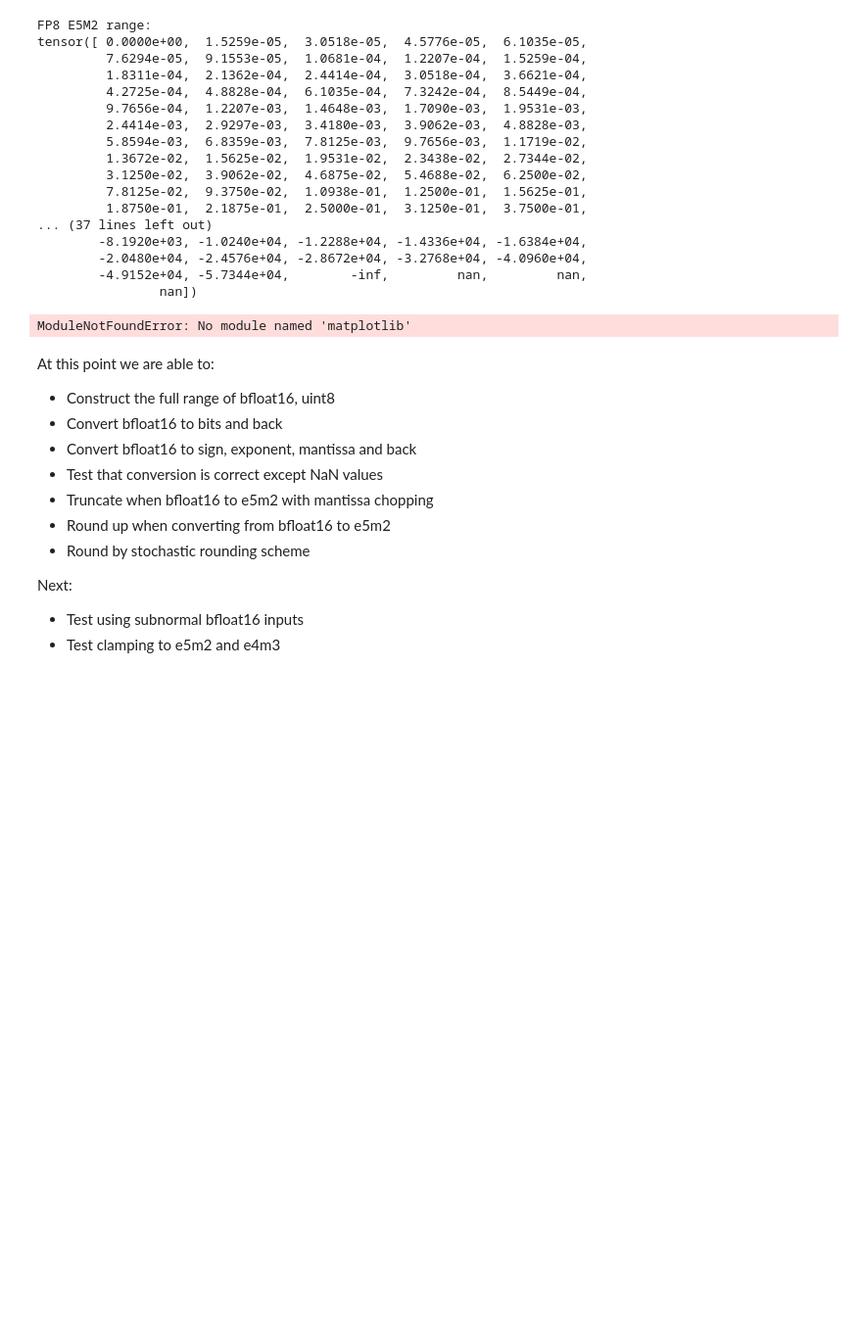
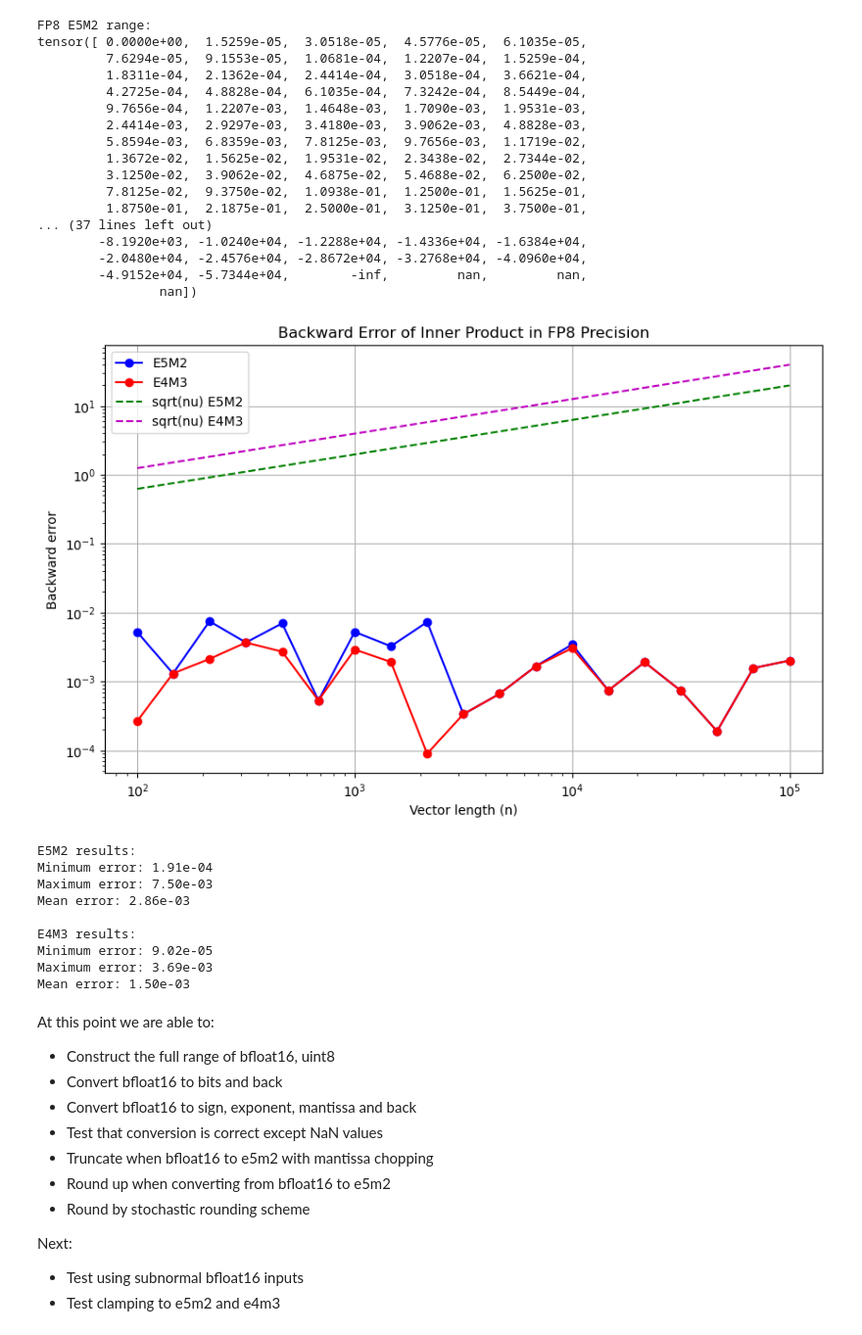
Before and after one commit to submarat/fp8, a Jupyter notebook: src/exercises.ipynb, the cells around one changed output. Shown at 98% size. Saved outputs shown, nothing was run; the diff lists cells and outputs as text; code cells hidden in the pictures; blank space fills up the shorter version.

```diff
--- a/src/exercises.ipynb
+++ b/src/exercises.ipynb
@@ -163,38 +206,50 @@ for n in tqdm(n_values, desc="Computing errors"):
     # Compute backward errors
     error_e5m2 = backward_error(true_result, e5m2_result)
     error_e4m3 = backward_error(true_result, e4m3_result)
 
     backward_errors_e5m2.append(error_e5m2)
     backward_errors_e4m3.append(error_e4m3)
 
 # Create the plot
 plt.figure(figsize=(10, 6))
 plt.loglog(n_values, backward_errors_e5m2, 'bo-', label='E5M2')
 plt.loglog(n_values, backward_errors_e4m3, 'ro-', label='E4M3')
 
-# Add sqrt(nu) line
-eps = 0.0625  # e5m2 epsilon (2^-4)
-sqrt_nu = np.sqrt(n_values) * eps
-plt.loglog(n_values, sqrt_nu, 'g--', label='sqrt(nu)')
+# Add sqrt(nu) lines for both e5m2 and e4m3
+eps_e5m2 = 0.0625  # e5m2 epsilon (2^-4)
+eps_e4m3 = 0.125   # e4m3 epsilon (2^-3)
+sqrt_nu_e5m2 = np.sqrt(n_values) * eps_e5m2
+sqrt_nu_e4m3 = np.sqrt(n_values) * eps_e4m3
+plt.loglog(n_values, sqrt_nu_e5m2, 'g--', label='sqrt(nu) E5M2')
+plt.loglog(n_values, sqrt_nu_e4m3, 'm--', label='sqrt(nu) E4M3')
 
 plt.xlabel('Vector length (n)')
 plt.ylabel('Backward error')
 plt.title('Backward Error of Inner Product in FP8 Precision')
 plt.legend()
 plt.grid(True)
 plt.show()
 
 print("E5M2 results:")
 print(f"Minimum error: {min(backward_errors_e5m2):.2e}")
 print(f"Maximum error: {max(backward_errors_e5m2):.2e}")
 print(f"Mean error: {np.mean(backward_errors_e5m2):.2e}")
 
 print("\nE4M3 results:")
 print(f"Minimum error: {min(backward_errors_e4m3):.2e}")
 print(f"Maximum error: {max(backward_errors_e4m3):.2e}")
 print(f"Mean error: {np.mean(backward_errors_e4m3):.2e}")
 # %% [output]
+[figure, added]
-ModuleNotFoundError: No module named 'matplotlib'
+E5M2 results:
+Minimum error: 1.91e-04
+Maximum error: 7.50e-03
+Mean error: 2.86e-03
+
+E4M3 results:
+Minimum error: 9.02e-05
+Maximum error: 3.69e-03
+Mean error: 1.50e-03
 # %% [markdown]
 At this point we are able to:
 - Construct the full range of bfloat16, uint8
```
Also changed, not shown: parts of 2 cells of this notebook, 2 other files.
